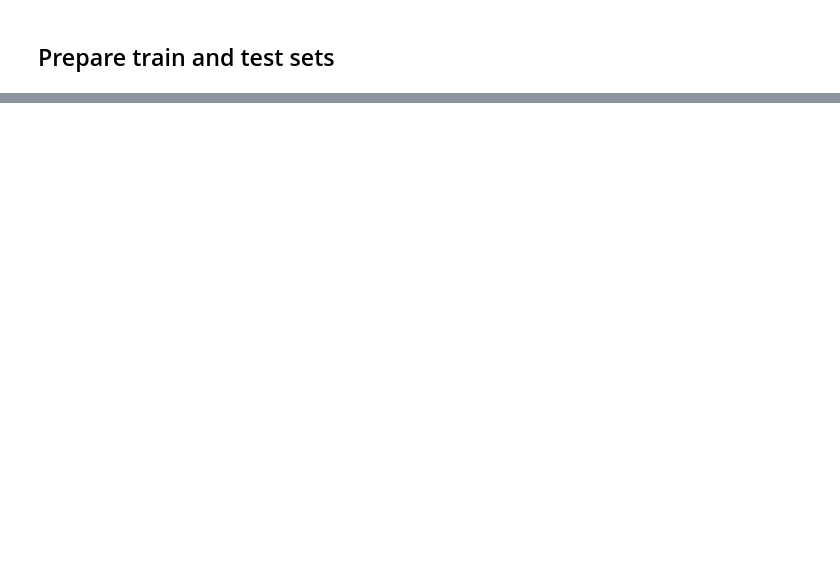
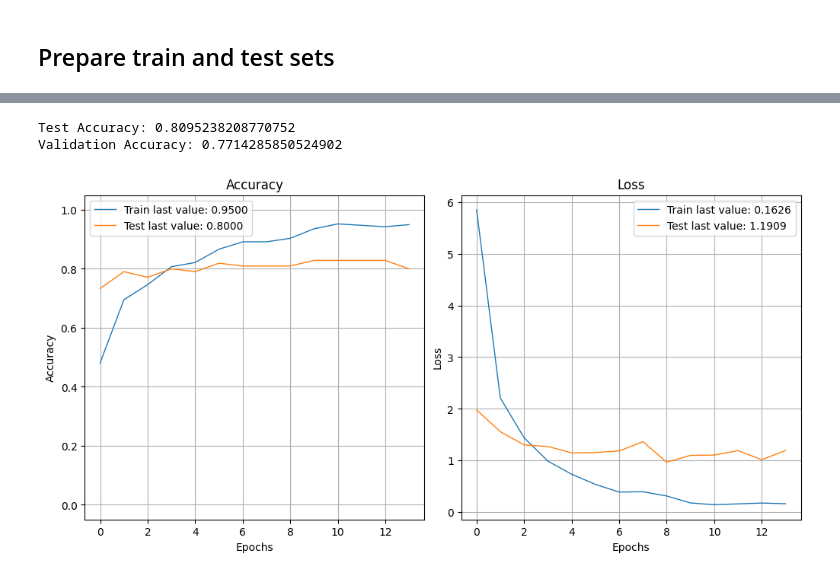
Before and after one commit to Laeti-dev/P6-txt-img_classification, a Jupyter notebook: notebooks/Ikusawa_Laetitia_2_classification.ipynb, the cells around one changed output, grey strips where cells are left out. Cells and saved outputs as stored; diff of their text form; code cells hidden in the pictures; blank space fills up the shorter version.

Commit message:
Classification with minor data processing - without data augmentation

```diff
--- a/notebooks/Ikusawa_Laetitia_2_classification.ipynb
+++ b/notebooks/Ikusawa_Laetitia_2_classification.ipynb
@@ -301,0 +384,5 @@ X_train, X_test, y_train, y_test = train_test_split(X, y, test_size=0.2, random_
+# %%
+images_np = preprocess_image(X_train)
+print(images_np.shape)
+images_np_test = preprocess_image(X_test)
+print(images_np_test.shape)
@@ -301,0 +392,14 @@ X_train, X_test, y_train, y_test = train_test_split(X, y, test_size=0.2, random_
+# %%
+# Create a model
+with tf.device('/GPU:0'):
+    model1 = create_model()
+
+# Callbacks
+model1_save_path1 = '../data/models/model1.h5'
+# Save the best model based on validation loss value during training process (ModelCheckpoint)
+checkpoint = ModelCheckpoint(model1_save_path1, monitor='val_loss', verbose=1, save_best_only=True, mode='min')
+
+# Stop the training process if the model is not learning anymore (EarlyStopping)
+es = EarlyStopping(monitor='val_loss', mode='min', verbose=1, patience=5)
+
+callbacks_list = [checkpoint, es]
@@ -301,0 +429,20 @@ X_train, X_test, y_train, y_test = train_test_split(X, y, test_size=0.2, random_
+# %%
+# transform the target labels to one hot encoded format
+X_train = images_np
+y_train = to_categorical(y_train, num_classes=len(df['category_code'].unique()))
+
+X_test = images_np_test
+y_test = to_categorical(y_test, num_classes=len(df['category_code'].unique()))
+
+
+
+# train the model on train data
+with tf.device('/GPU:0'):
+    history1 = model1.fit(
+        X_train, y_train,
+        validation_data=(X_test, y_test),
+        epochs=50,
+        batch_size=64,
+        callbacks=callbacks_list,
+        verbose=1
+    )
@@ -301,0 +520,23 @@ X_train, X_test, y_train, y_test = train_test_split(X, y, test_size=0.2, random_
+# %%
+# Best model loss and accuracy
+model1.load_weights(model1_save_path1) # Load the best model
+
+loss, accuracy = model1.evaluate(X_test, y_test, verbose=0)
+print(f'Test Accuracy: {accuracy}')
+
+X_val = preprocess_image(X_val)
+y_val = to_categorical(y_val, num_classes=len(df['category_code'].unique()))
+
+loss, accuracy = model1.evaluate(X_val, y_val, verbose=0)
+print(f'Validation Accuracy: {accuracy}')
+# %% [output]
+Test Accuracy: 0.8095238208770752
+Validation Accuracy: 0.7714285850524902
+# %%
+from plot_keras_history import plot_history, show_history
+
+show_history(history1)
+plot_history(history1)
+plt.close()
+# %% [output]
+[figure, added]
```
Also changed, not shown: parts of 22 cells of this notebook, 1 other file.
